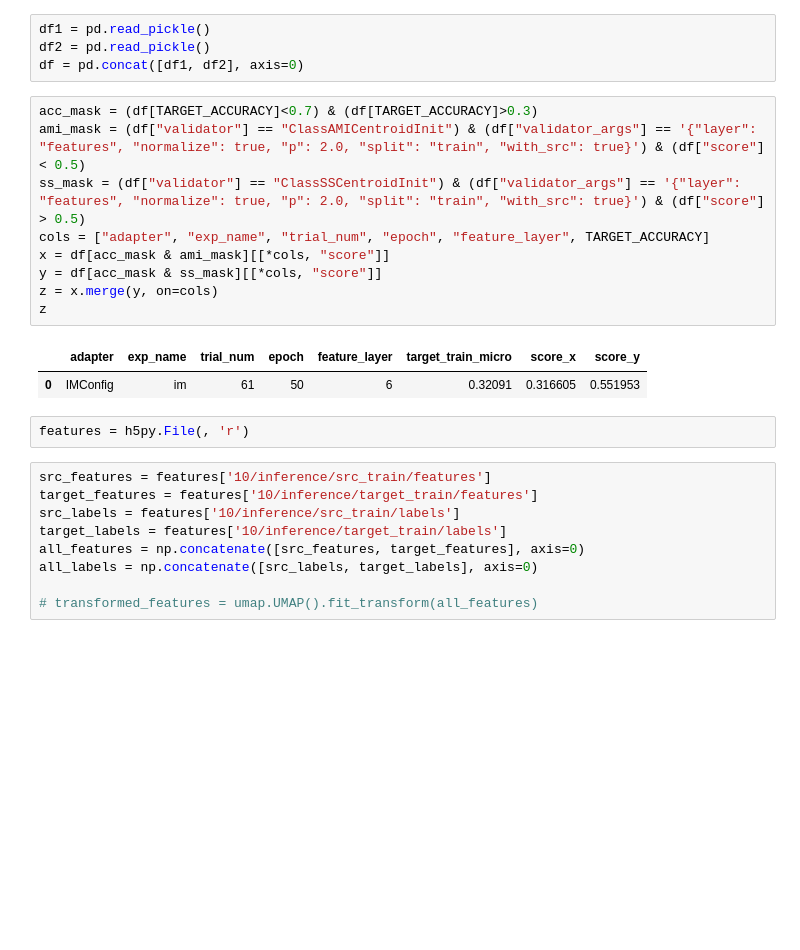
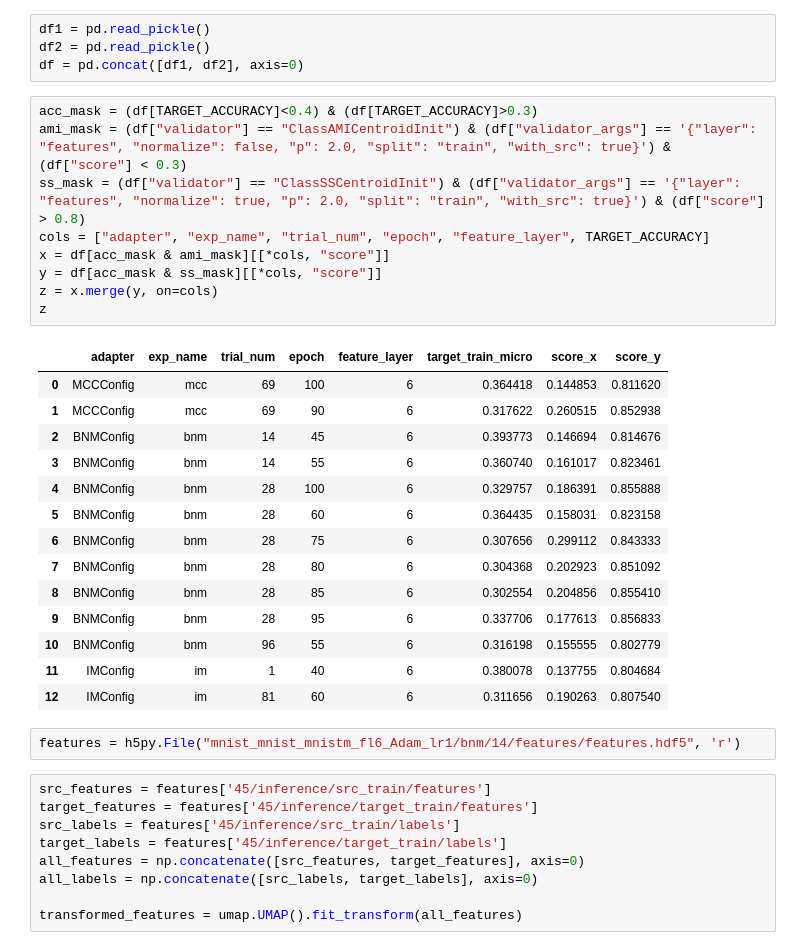
Before and after one commit to KevinMusgrave/powerful-benchmarker, a Jupyter notebook: notebooks/ClassSSMNIST.ipynb, the cells around one changed output. Drawn from its saved outputs; the diff is of its cells as text; blank space fills up the shorter version.

```diff
--- a/notebooks/ClassSSMNIST.ipynb
+++ b/notebooks/ClassSSMNIST.ipynb
@@ -13,28 +13,40 @@ df1 = pd.read_pickle()
 df2 = pd.read_pickle()
 df = pd.concat([df1, df2], axis=0)
 # %%
-acc_mask = (df[TARGET_ACCURACY]<0.7) & (df[TARGET_ACCURACY]>0.3)
-ami_mask = (df["validator"] == "ClassAMICentroidInit") & (df["validator_args"] == '{"layer": "features", "normalize": true, "p": 2.0, "split": "train", "with_src": true}') & (df["score"] < 0.5)
-ss_mask = (df["validator"] == "ClassSSCentroidInit") & (df["validator_args"] == '{"layer": "features", "normalize": true, "p": 2.0, "split": "train", "with_src": true}') & (df["score"] > 0.5)
+acc_mask = (df[TARGET_ACCURACY]<0.4) & (df[TARGET_ACCURACY]>0.3)
+ami_mask = (df["validator"] == "ClassAMICentroidInit") & (df["validator_args"] == '{"layer": "features", "normalize": false, "p": 2.0, "split": "train", "with_src": true}') & (df["score"] < 0.3)
+ss_mask = (df["validator"] == "ClassSSCentroidInit") & (df["validator_args"] == '{"layer": "features", "normalize": true, "p": 2.0, "split": "train", "with_src": true}') & (df["score"] > 0.8)
 cols = ["adapter", "exp_name", "trial_num", "epoch", "feature_layer", TARGET_ACCURACY]
 x = df[acc_mask & ami_mask][[*cols, "score"]]
 y = df[acc_mask & ss_mask][[*cols, "score"]]
 z = x.merge(y, on=cols)
 z
 # %% [output]
 |  | adapter | exp_name | trial_num | epoch | feature_layer | target_train_micro | score_x | score_y |
-| 0 | IMConfig | im | 61 | 50 | 6 | 0.32091 | 0.316605 | 0.551953 |
+| 0 | MCCConfig | mcc | 69 | 100 | 6 | 0.364418 | 0.144853 | 0.811620 |
+| 1 | MCCConfig | mcc | 69 | 90 | 6 | 0.317622 | 0.260515 | 0.852938 |
+| 2 | BNMConfig | bnm | 14 | 45 | 6 | 0.393773 | 0.146694 | 0.814676 |
+| 3 | BNMConfig | bnm | 14 | 55 | 6 | 0.360740 | 0.161017 | 0.823461 |
+| 4 | BNMConfig | bnm | 28 | 100 | 6 | 0.329757 | 0.186391 | 0.855888 |
+| 5 | BNMConfig | bnm | 28 | 60 | 6 | 0.364435 | 0.158031 | 0.823158 |
+| 6 | BNMConfig | bnm | 28 | 75 | 6 | 0.307656 | 0.299112 | 0.843333 |
+| 7 | BNMConfig | bnm | 28 | 80 | 6 | 0.304368 | 0.202923 | 0.851092 |
+| 8 | BNMConfig | bnm | 28 | 85 | 6 | 0.302554 | 0.204856 | 0.855410 |
+| 9 | BNMConfig | bnm | 28 | 95 | 6 | 0.337706 | 0.177613 | 0.856833 |
+| 10 | BNMConfig | bnm | 96 | 55 | 6 | 0.316198 | 0.155555 | 0.802779 |
+| 11 | IMConfig | im | 1 | 40 | 6 | 0.380078 | 0.137755 | 0.804684 |
+| 12 | IMConfig | im | 81 | 60 | 6 | 0.311656 | 0.190263 | 0.807540 |
 # %%
-features = h5py.File(, 'r')
+features = h5py.File("mnist_mnist_mnistm_fl6_Adam_lr1/bnm/14/features/features.hdf5", 'r')
 # %%
-src_features = features['10/inference/src_train/features']
-target_features = features['10/inference/target_train/features']
-src_labels = features['10/inference/src_train/labels']
-target_labels = features['10/inference/target_train/labels']
+src_features = features['45/inference/src_train/features']
+target_features = features['45/inference/target_train/features']
+src_labels = features['45/inference/src_train/labels']
+target_labels = features['45/inference/target_train/labels']
 all_features = np.concatenate([src_features, target_features], axis=0)
 all_labels = np.concatenate([src_labels, target_labels], axis=0)
 
-# transformed_features = umap.UMAP().fit_transform(all_features)
+transformed_features = umap.UMAP().fit_transform(all_features)
 # %%
 def plot_umap(umap_embeddings, labels):
     label_set = np.unique(labels)
```
Also changed, not shown: parts of 3 cells of this notebook.
